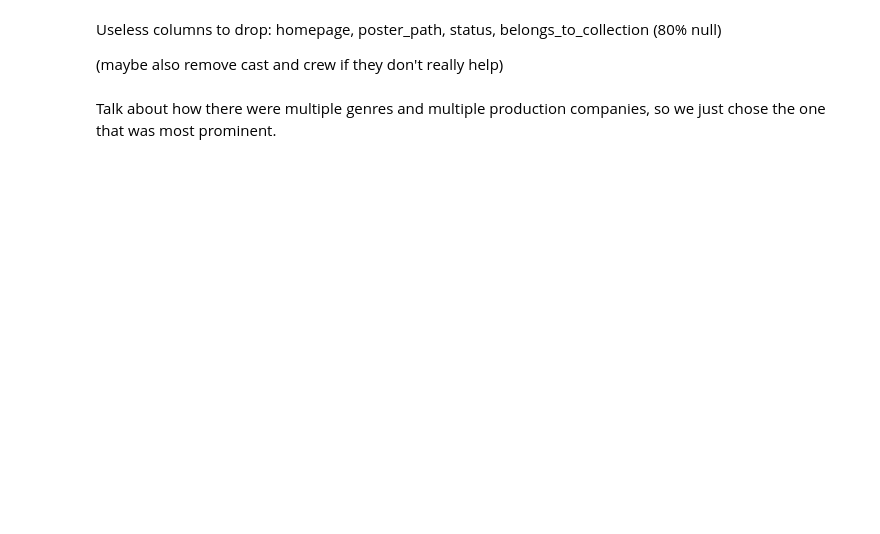
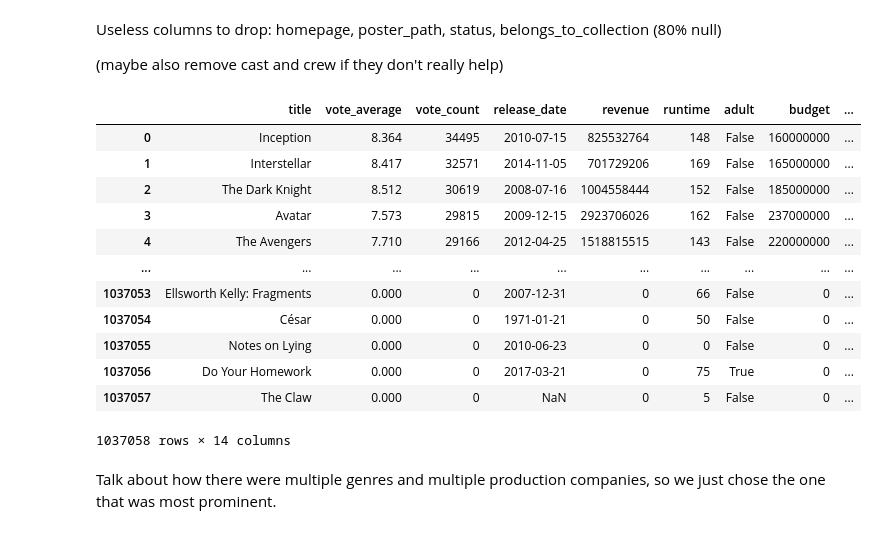
Before and after one commit to cmsc320-gautham-evan-arjun/cmsc320-old, a Jupyter notebook: finaltutorial.ipynb, the cells around one changed output. Saved outputs shown, nothing was run; the diff lists cells and outputs as text; code cells hidden in the pictures; blank space fills up the shorter version.

```diff
--- a/finaltutorial.ipynb
+++ b/finaltutorial.ipynb
@@ -127,8 +133,24 @@ Useless columns to drop: homepage, poster_path, status, belongs_to_collection (8
 
 (maybe also remove cast and crew if they don't really help)
 # %%
-box_office_df.drop(['homepage', 'poster_path', 'status', 'belongs_to_collection','id','original_title','cast','crew','tagline'], axis=1, inplace=True)
-box_office_df = box_office_df[['title', 'revenue','original_language', 'popularity', 'budget','runtime','genres', 'production_companies','production_countries','spoken_languages', 'release_date']]
+# box_office_df.drop(['homepage', 'poster_path', 'status', 'belongs_to_collection','id','original_title','cast','crew','tagline'], axis=1, inplace=True)
+# box_office_df = box_office_df[['title', 'revenue','original_language', 'popularity', 'budget','runtime','genres', 'production_companies','production_countries','spoken_languages', 'release_date']]
 
-    # box_office_df.at[index]['production_companies']=json(row['production_companies'])
-    # print(row[]
+#     # box_office_df.at[index]['production_companies']=json(row['production_companies'])
+#     # print(row[]
+tmdb_big_dataset.drop(['id','status','overview', 'backdrop_path', 'homepage', 'imdb_id','id','original_title','poster_path','tagline','keywords'], axis=1, inplace=True)
+tmdb_big_dataset
+# %% [output]
+|  | title | vote_average | vote_count | release_date | revenue | runtime | adult | budget | ... |
+| 0 | Inception | 8.364 | 34495 | 2010-07-15 | 825532764 | 148 | False | 160000000 | ... |
+| 1 | Interstellar | 8.417 | 32571 | 2014-11-05 | 701729206 | 169 | False | 165000000 | ... |
+| 2 | The Dark Knight | 8.512 | 30619 | 2008-07-16 | 1004558444 | 152 | False | 185000000 | ... |
+| 3 | Avatar | 7.573 | 29815 | 2009-12-15 | 2923706026 | 162 | False | 237000000 | ... |
+| 4 | The Avengers | 7.710 | 29166 | 2012-04-25 | 1518815515 | 143 | False | 220000000 | ... |
+| ... | ... | ... | ... | ... | ... | ... | ... | ... | ... |
+| 1037053 | Ellsworth Kelly: Fragments | 0.000 | 0 | 2007-12-31 | 0 | 66 | False | 0 | ... |
+| 1037054 | César | 0.000 | 0 | 1971-01-21 | 0 | 50 | False | 0 | ... |
+| 1037055 | Notes on Lying | 0.000 | 0 | 2010-06-23 | 0 | 0 | False | 0 | ... |
+| 1037056 | Do Your Homework | 0.000 | 0 | 2017-03-21 | 0 | 75 | True | 0 | ... |
+| 1037057 | The Claw | 0.000 | 0 | NaN | 0 | 5 | False | 0 | ... |
+1037058 rows × 14 columns
```
Also changed, not shown: parts of 22 cells of this notebook, 1 other file.
